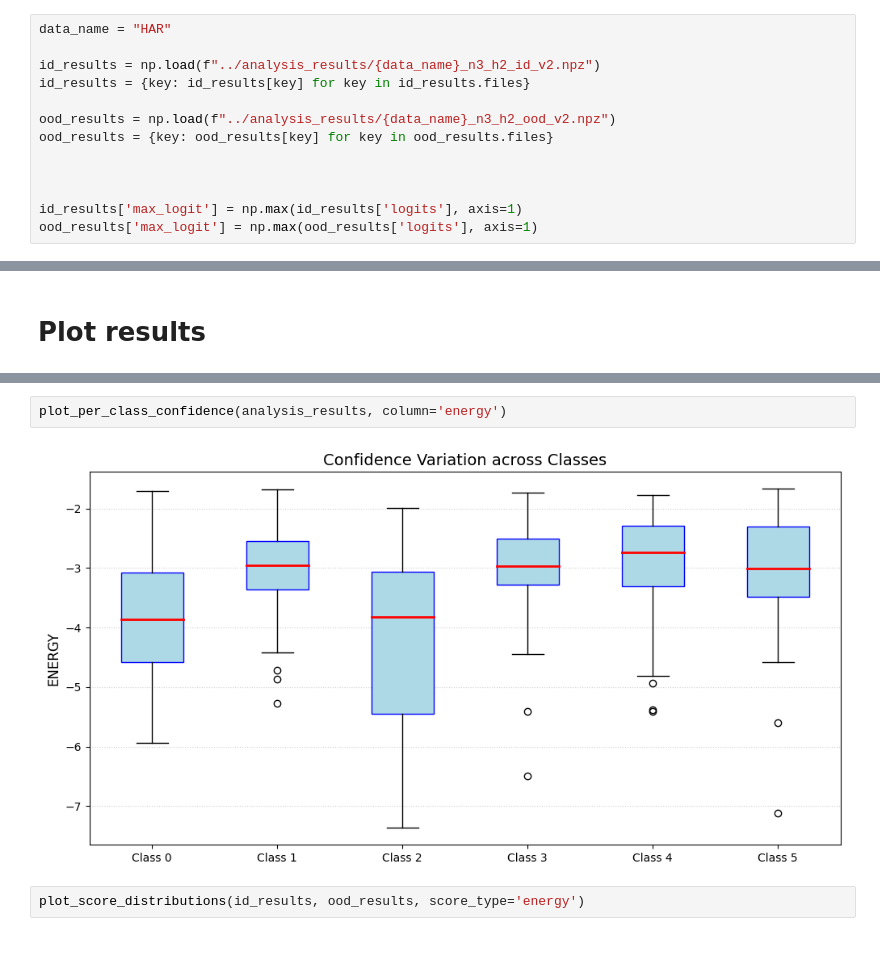
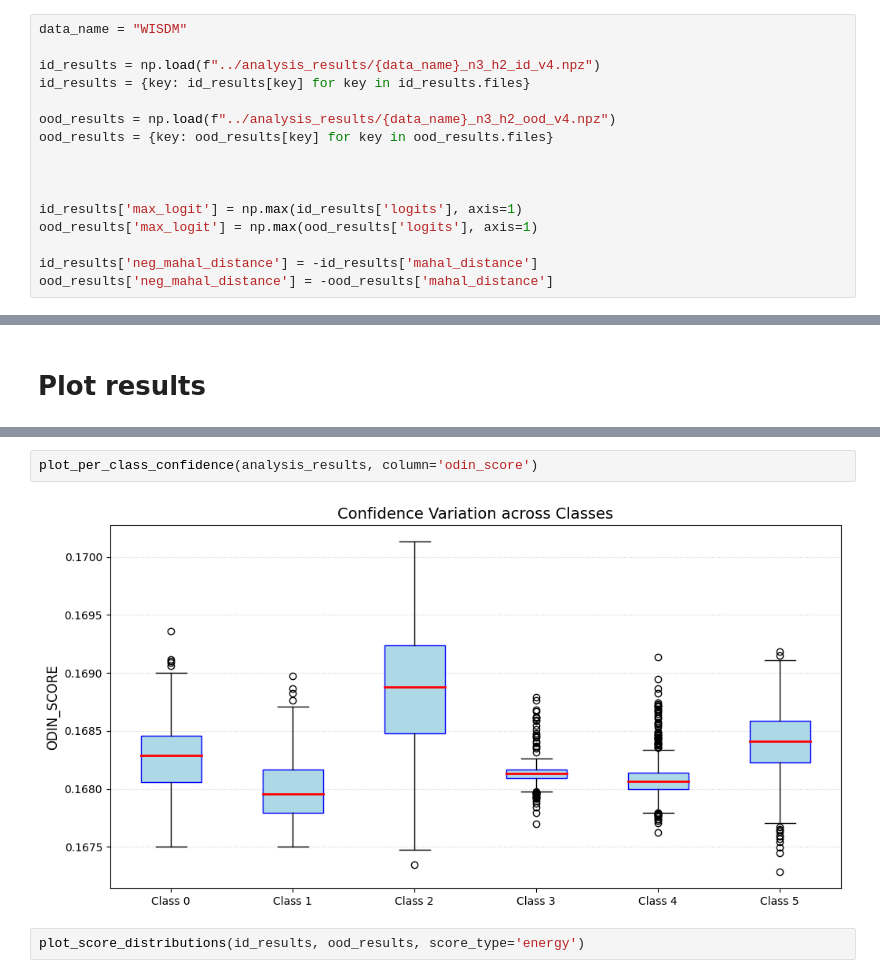
Before and after one commit to czotterbenedek/ood-detection-with-timedrl, a Jupyter notebook: notebooks/analysis_results.ipynb, the cells around one changed output, grey strips where cells are left out. Saved outputs shown, nothing was run; the diff lists cells and outputs as text; blank space fills up the shorter version.

Commit message:
creating plots and results for presentation

```diff
--- a/notebooks/analysis_results.ipynb
+++ b/notebooks/analysis_results.ipynb
@@ -14,18 +6,21 @@ import torch
 from sklearn.manifold import TSNE
 from sklearn.decomposition import PCA
 # %%
-data_name = "HAR"
+data_name = "WISDM"
 
-id_results = np.load(f"../analysis_results/{data_name}_n3_h2_id_v2.npz")
+id_results = np.load(f"../analysis_results/{data_name}_n3_h2_id_v4.npz")
 id_results = {key: id_results[key] for key in id_results.files}
 
-ood_results = np.load(f"../analysis_results/{data_name}_n3_h2_ood_v2.npz")
+ood_results = np.load(f"../analysis_results/{data_name}_n3_h2_ood_v4.npz")
 ood_results = {key: ood_results[key] for key in ood_results.files}
 
 
 
 id_results['max_logit'] = np.max(id_results['logits'], axis=1)
 ood_results['max_logit'] = np.max(ood_results['logits'], axis=1)
+
+id_results['neg_mahal_distance'] = -id_results['mahal_distance']
+ood_results['neg_mahal_distance'] = -ood_results['mahal_distance']
 # %%
 def add_entropy_to_results(results):
     probs = results['probs']
@@ -470,7 +476,7 @@ Reducing 256D to 2D using PCA...
 # %%
-plot_per_class_confidence(analysis_results, column='energy')
+plot_per_class_confidence(analysis_results, column='odin_score')
 # %% [output]
-[figure, old version]
+[figure, new version]
 # %%
 plot_score_distributions(id_results, ood_results, score_type='energy')
 # %% [output]
```
Also changed, not shown: parts of 25 cells of this notebook, 39 other files.
